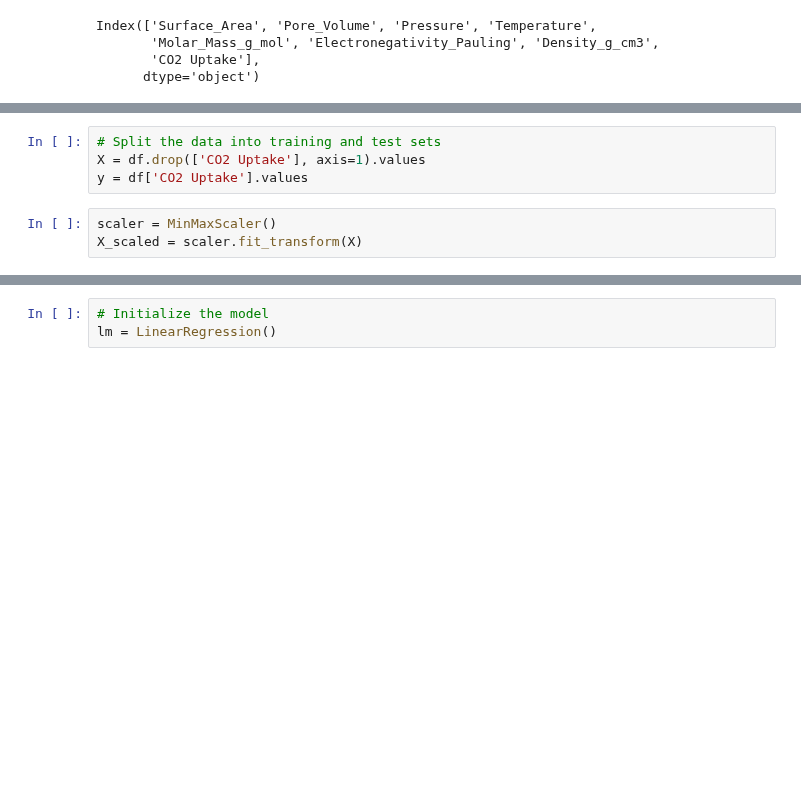
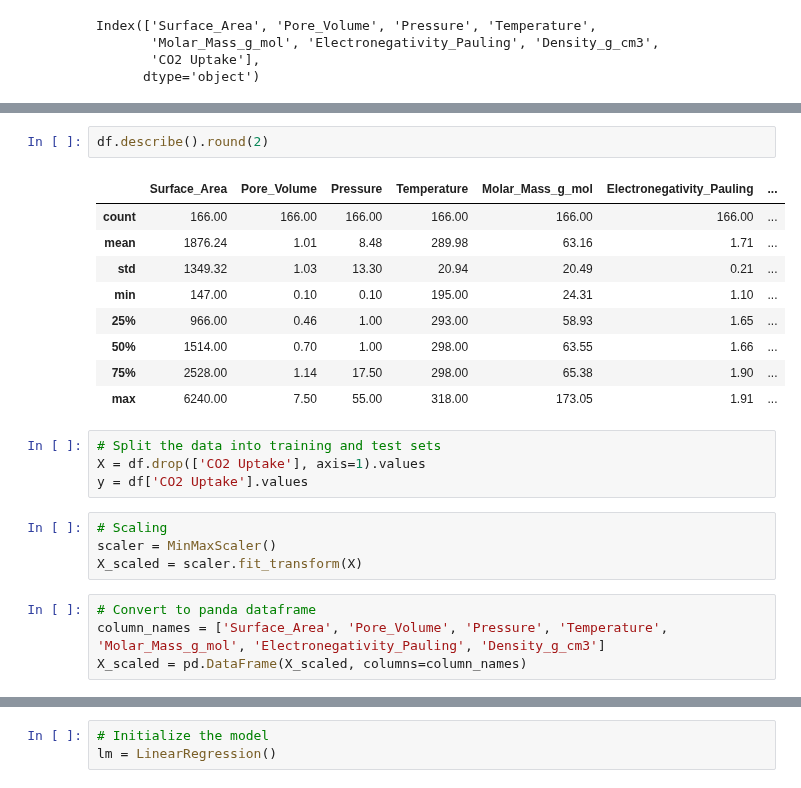
Before and after one commit to huliyao1115/Hello-world, a Jupyter notebook: Optimisation Parameters_Grid or Random Search(5 fold).ipynb, the cells around one changed output, grey strips where cells are left out. Cells and saved outputs as stored; diff of their text form; blank space fills up the shorter version.

```diff
--- a/Optimisation Parameters_Grid or Random Search(5 fold).ipynb
+++ b/Optimisation Parameters_Grid or Random Search(5 fold).ipynb
@@ -44,7 +49,24 @@ Index(['Surface_Area', 'Pore_Volume', 'Pressure', 'Temperature',
+# %%
+df.describe().round(2)
+# %% [output]
+|  | Surface_Area | Pore_Volume | Pressure | Temperature | Molar_Mass_g_mol | Electronegativity_Pauling | ... |
+| count | 166.00 | 166.00 | 166.00 | 166.00 | 166.00 | 166.00 | ... |
+| mean | 1876.24 | 1.01 | 8.48 | 289.98 | 63.16 | 1.71 | ... |
+| std | 1349.32 | 1.03 | 13.30 | 20.94 | 20.49 | 0.21 | ... |
+| min | 147.00 | 0.10 | 0.10 | 195.00 | 24.31 | 1.10 | ... |
+| 25% | 966.00 | 0.46 | 1.00 | 293.00 | 58.93 | 1.65 | ... |
+| 50% | 1514.00 | 0.70 | 1.00 | 298.00 | 63.55 | 1.66 | ... |
+| 75% | 2528.00 | 1.14 | 17.50 | 298.00 | 65.38 | 1.90 | ... |
+| max | 6240.00 | 7.50 | 55.00 | 318.00 | 173.05 | 1.91 | ... |
 # %%
 # Split the data into training and test sets
 X = df.drop(['CO2 Uptake'], axis=1).values
 y = df['CO2 Uptake'].values
 # %%
+# Scaling
 scaler = MinMaxScaler()
 X_scaled = scaler.fit_transform(X)
+# %%
+# Convert to panda dataframe
+column_names = ['Surface_Area', 'Pore_Volume', 'Pressure', 'Temperature', 'Molar_Mass_g_mol', 'Electronegativity_Pauling', 'Density_g_cm3']
+X_scaled = pd.DataFrame(X_scaled, columns=column_names)
```
Also changed, not shown: parts of 4 cells of this notebook.
